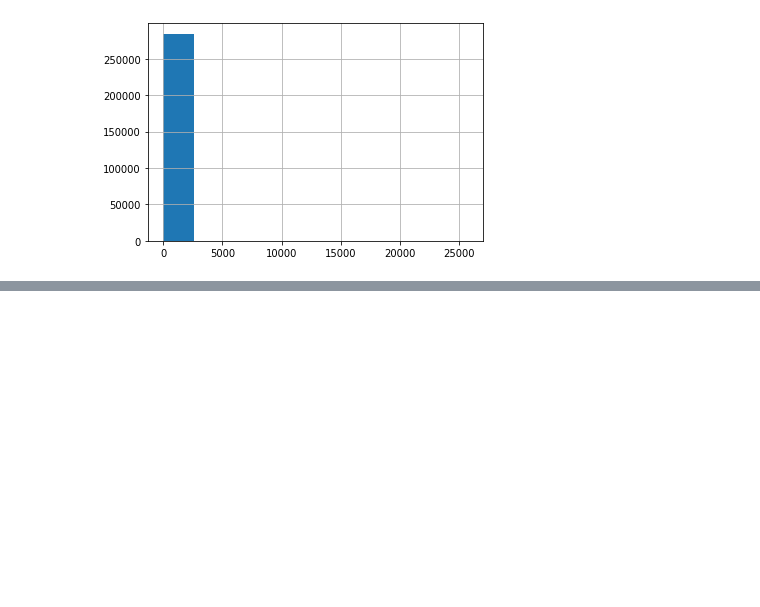
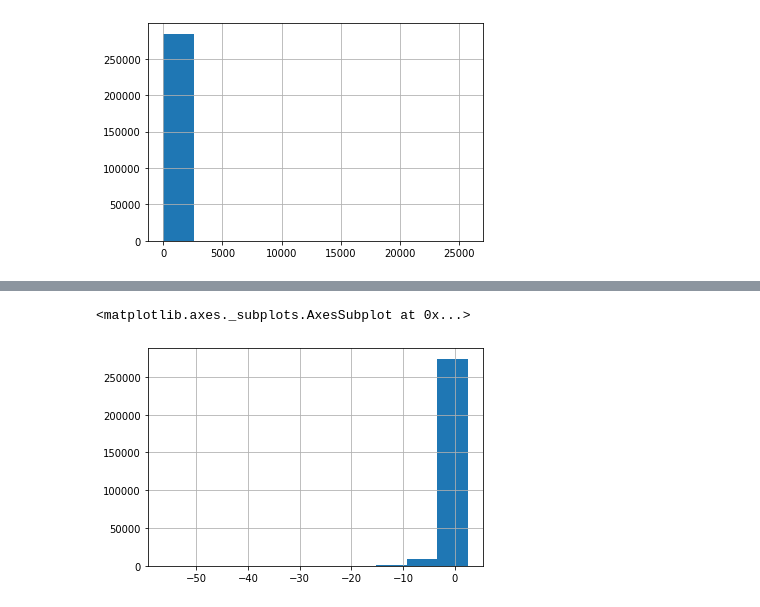
Before and after one commit to ipatel467/Credit-Card-Fraud-Detection, a Jupyter notebook: Index.ipynb, the cells around one changed output, grey strips where cells are left out. Cells and saved outputs as stored; diff of their text form; code cells hidden in the pictures; blank space fills up the shorter version.

```diff
--- a/Index.ipynb
+++ b/Index.ipynb
@@ -92,0 +103,5 @@ df['Amount'].hist()
+# %%
+df['V1'].hist()
+# %% [output]
+<matplotlib.axes._subplots.AxesSubplot at 0x...>
+[figure, added]
```
Also changed, not shown: parts of 4 cells of this notebook.
